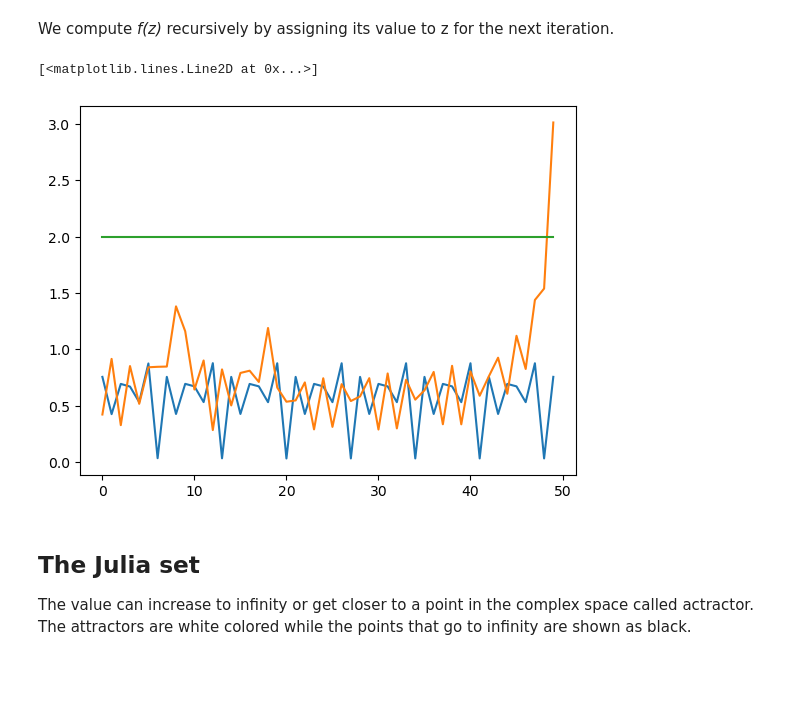
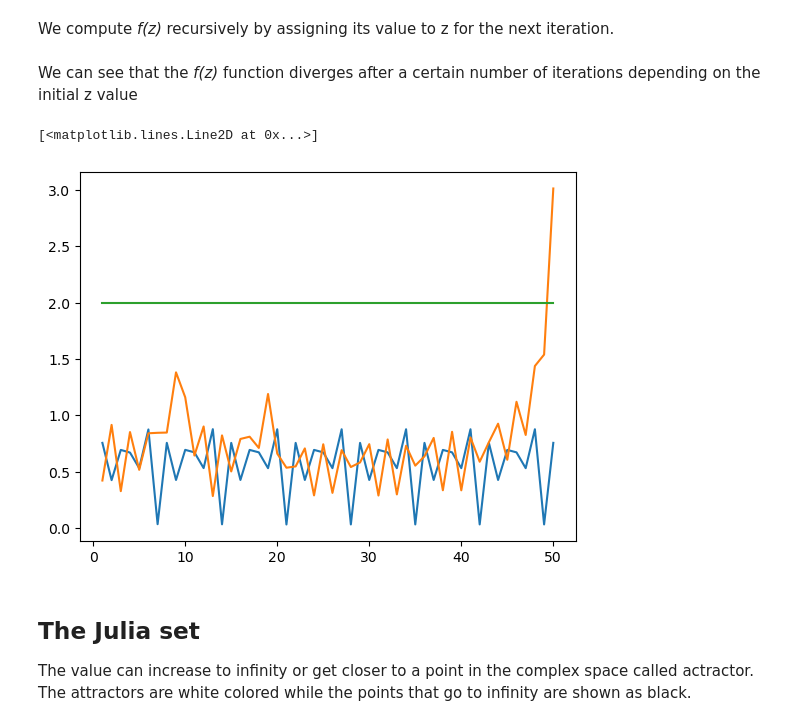
Before and after one commit to luigiselmi/python_hpc, a Jupyter notebook: hpc_ch2.ipynb, the cells around one changed output. Cells and saved outputs as stored; diff of their text form; code cells hidden in the pictures; blank space fills up the shorter version.

Commit message:
plot Julia set

```diff
--- a/hpc_ch2.ipynb
+++ b/hpc_ch2.ipynb
@@ -36,15 +35,19 @@ z2 = 0.802886 + 0j
 num_iterations = 50
 f1 = f(z1, c, num_iterations)
 f2 = f(z2, c, num_iterations)
+# %%
+x = [i + 1.0 for i in range(num_iterations)]
+# %%
+c = [2.0 for i in range(num_iterations)]
+# %% [markdown]
+We can see that the *f(z)* function diverges after a certain number of iterations depending on the initial z value
 # %%
-x = np.arange(0, num_iterations)
-c = np.zeros(num_iterations) + 2.0
 plt.plot(x, f1)
 plt.plot(x, f2)
 plt.plot(x, c)
 # %% [output]
 [<matplotlib.lines.Line2D at 0x...>]
-[figure, old version]
+[figure, new version]
 # %% [markdown]
 ## The Julia set
 The value can increase to infinity or get closer to a point in the complex space called actractor. The attractors are white colored while the points that go to infinity are shown as black.
```
Also changed, not shown: parts of 16 cells of this notebook.
